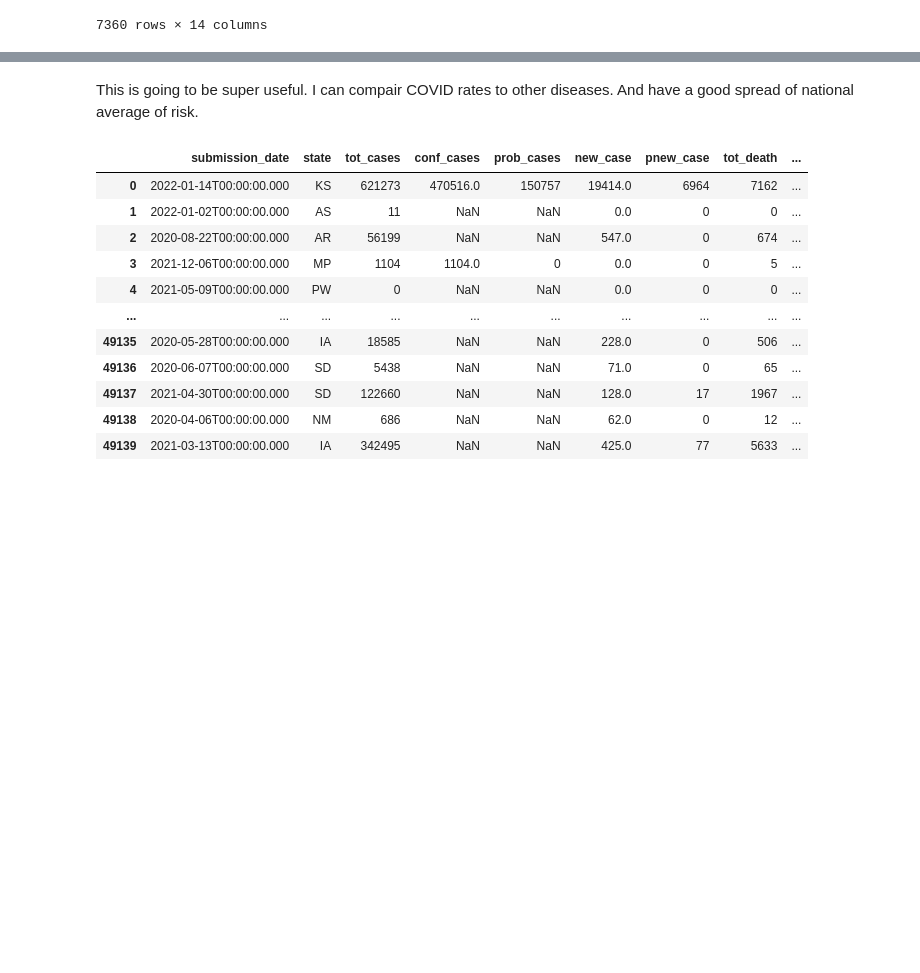
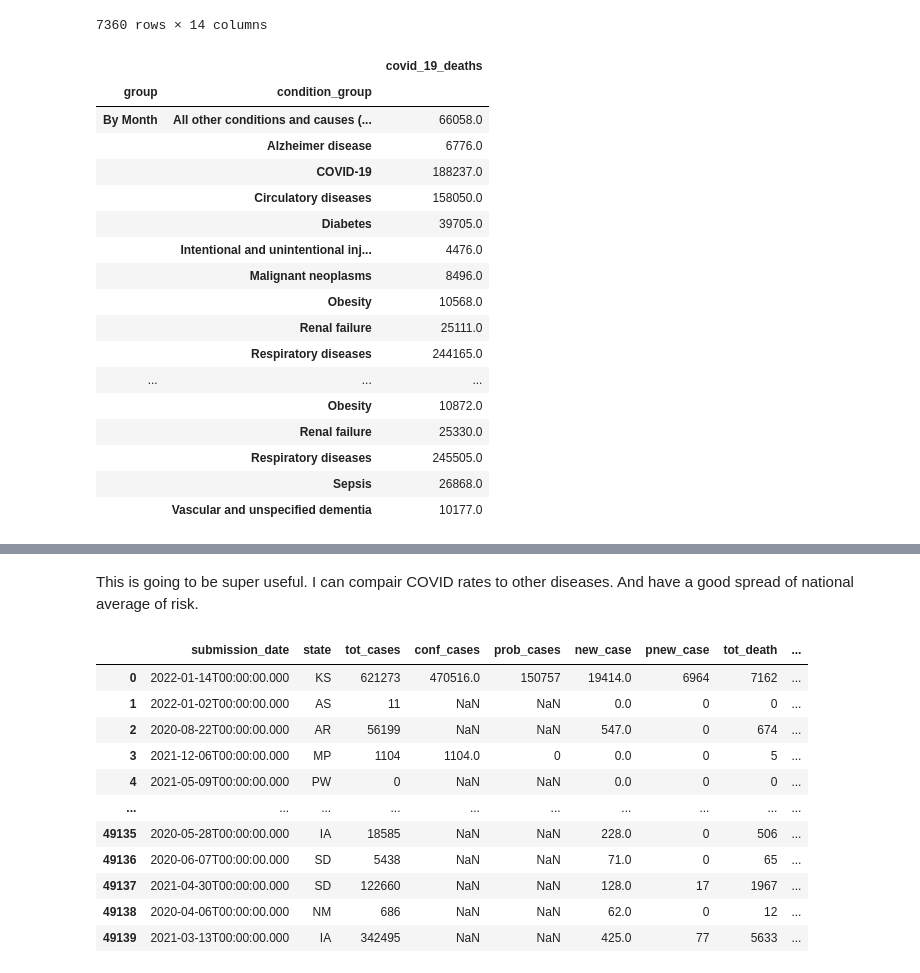
Before and after one commit to asullivan42/COVID_Bubble_Estimator, a Jupyter notebook: CDC data importer.ipynb, the cells around one changed output, grey strips where cells are left out. Saved outputs shown, nothing was run; the diff lists cells and outputs as text; code cells hidden in the pictures; blank space fills up the shorter version.

```diff
--- a/CDC data importer.ipynb
+++ b/CDC data importer.ipynb
@@ -162,6 +162,27 @@ California_Deaths
 | 88318 | 2022-04-17T00:00:00.000 | 2022-03-01 | 2022-03-31 | By Month | California | COVID-19 | COVID-19 | U071 | ... |
 | 88319 | 2022-04-17T00:00:00.000 | 2022-04-01 | 2022-04-16 | By Month | California | COVID-19 | COVID-19 | U071 | ... |
 7360 rows × 14 columns
+# %%
+California_Deaths.groupby(['group','condition_group']).sum()
+# %% [output]
+|  |  | covid_19_deaths |
+| group | condition_group |  |
+| By Month | All other conditions and causes (... | 66058.0 |
+|  | Alzheimer disease | 6776.0 |
+|  | COVID-19 | 188237.0 |
+|  | Circulatory diseases | 158050.0 |
+|  | Diabetes | 39705.0 |
+|  | Intentional and unintentional inj... | 4476.0 |
+|  | Malignant neoplasms | 8496.0 |
+|  | Obesity | 10568.0 |
+|  | Renal failure | 25111.0 |
+|  | Respiratory diseases | 244165.0 |
+| ... | ... | ... |
+|  | Obesity | 10872.0 |
+|  | Renal failure | 25330.0 |
+|  | Respiratory diseases | 245505.0 |
+|  | Sepsis | 26868.0 |
+|  | Vascular and unspecified dementia | 10177.0 |
 # %%
 import matplotlib.pyplot as plt
 # %%
```
Also changed, not shown: parts of 4 cells of this notebook, 10 other files.
